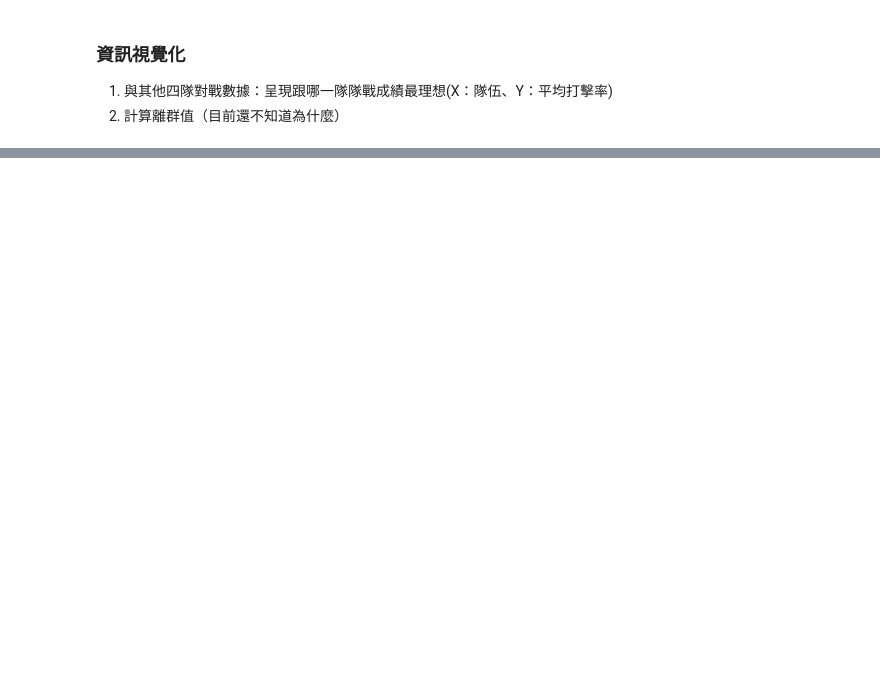
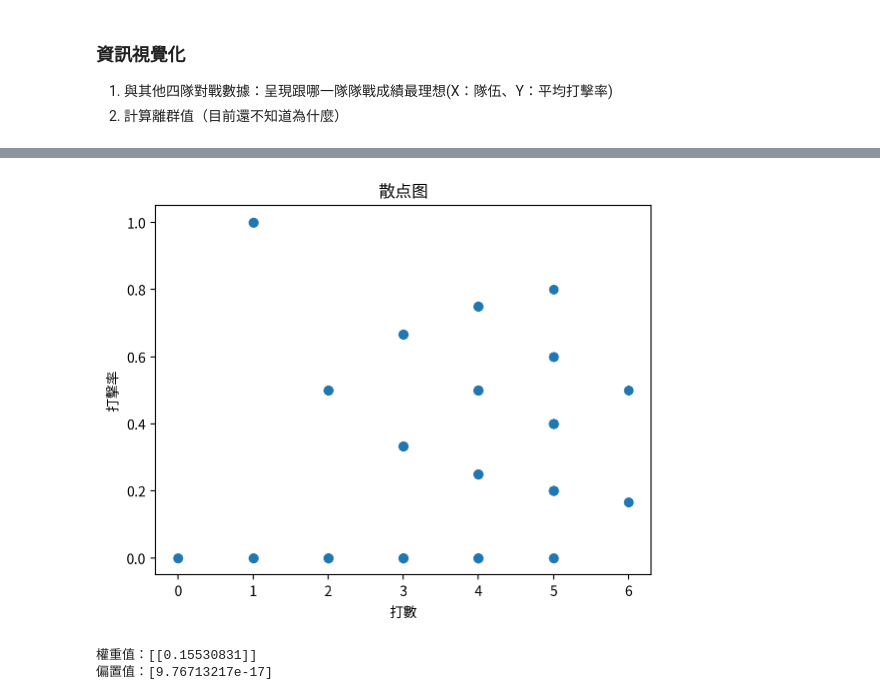
Before and after one commit to Rachelyah/CPBL_Baseball_ML_project, a Jupyter notebook: (2)資料清洗&視覺化.ipynb, the cells around one changed output, grey strips where cells are left out. Cells and saved outputs as stored; diff of their text form; code cells hidden in the pictures; blank space fills up the shorter version.

```diff
--- a/(2)資料清洗&視覺化.ipynb
+++ b/(2)資料清洗&視覺化.ipynb
@@ -194,0 +292,38 @@ df1
+# %%
+import matplotlib.pyplot as plt
+
+x = new_df['打數']
+y = new_df['打擊率']
+
+plt.scatter(x, y)
+plt.xlabel('打數')
+plt.ylabel('打擊率')
+plt.title('散点图')
+plt.show()
+# %% [output]
+[figure, added]
+# %%
+from sklearn.model_selection import train_test_split
+from sklearn.linear_model import LinearRegression
+from sklearn.preprocessing import StandardScaler
+import pandas as pd
+
+x = new_df['打數'].values.reshape(-1, 1)
+y = new_df['打擊率']
+
+x_train, x_test, y_train, y_test = train_test_split(x, y, test_size=0.2)
+std_x = StandardScaler()
+x_train = std_x.fit_transform(x_train)
+x_test = std_x.transform(x_test)
+std_y = StandardScaler()
+y_train = std_y.fit_transform(y_train.to_numpy().reshape(-1, 1))
+y_test = std_y.transform(y_test.to_numpy().reshape(-1, 1))
+
+lr = LinearRegression()
+lr.fit(x_train, y_train)
+
+print('權重值：{}'.format(lr.coef_))   # 算出每一個X值的權重，負值是負相關
+print('偏置值：{}'.format(lr.intercept_))  # 偏誤值B
+# %% [output]
+權重值：[[0.15530831]]
+偏置值：[9.76713217e-17]
```
Also changed, not shown: parts of 12 cells of this notebook, 4 other files.
